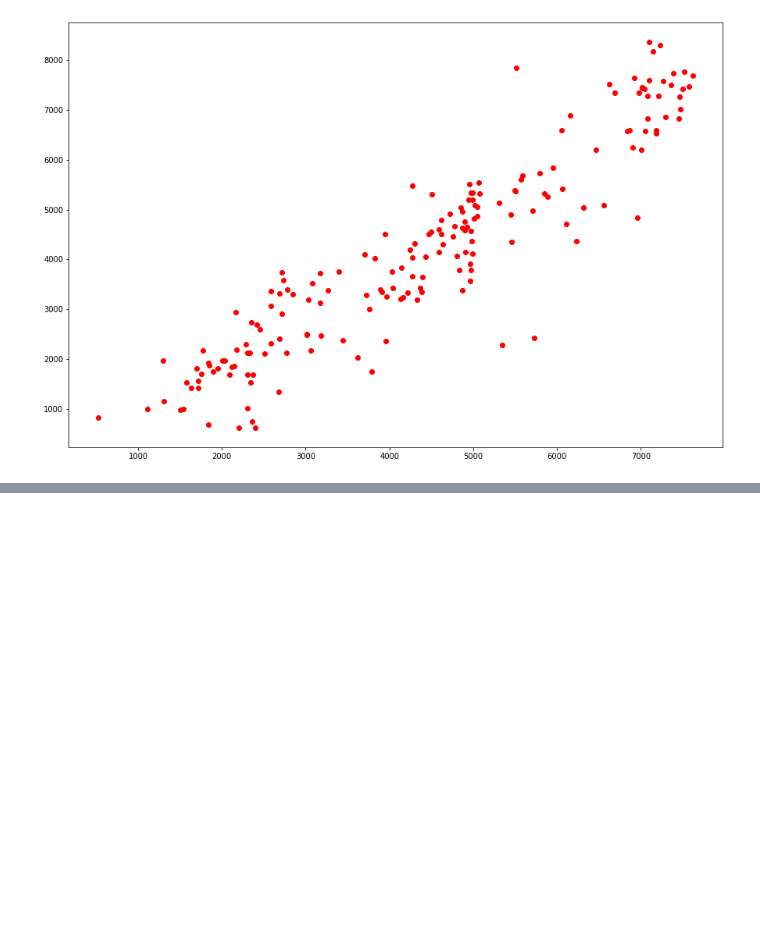
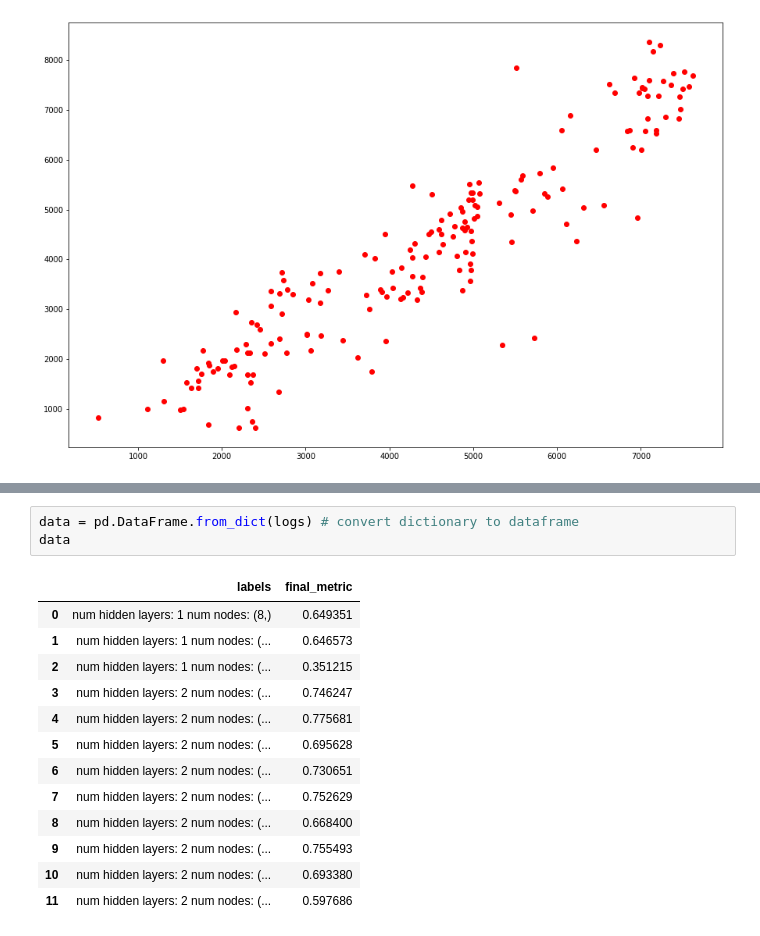
Before and after one commit to phdinds-aim/neural_net_class, a Jupyter notebook: neural_net_regression.ipynb, the cells around one changed output, grey strips where cells are left out. Drawn from its saved outputs; the diff is of its cells as text; blank space fills up the shorter version.

```diff
--- a/neural_net_regression.ipynb
+++ b/neural_net_regression.ipynb
@@ -332,0 +415,17 @@ R2 score = 0.816284
+# %%
+data = pd.DataFrame.from_dict(logs) # convert dictionary to dataframe
+data
+# %% [output]
+|  | labels | final_metric |
+| 0 | num hidden layers: 1 num nodes: (8,) | 0.649351 |
+| 1 | num hidden layers: 1 num nodes: (... | 0.646573 |
+| 2 | num hidden layers: 1 num nodes: (... | 0.351215 |
+| 3 | num hidden layers: 2 num nodes: (... | 0.746247 |
+| 4 | num hidden layers: 2 num nodes: (... | 0.775681 |
+| 5 | num hidden layers: 2 num nodes: (... | 0.695628 |
+| 6 | num hidden layers: 2 num nodes: (... | 0.730651 |
+| 7 | num hidden layers: 2 num nodes: (... | 0.752629 |
+| 8 | num hidden layers: 2 num nodes: (... | 0.668400 |
+| 9 | num hidden layers: 2 num nodes: (... | 0.755493 |
+| 10 | num hidden layers: 2 num nodes: (... | 0.693380 |
+| 11 | num hidden layers: 2 num nodes: (... | 0.597686 |
```
Also changed, not shown: parts of 4 cells of this notebook.
